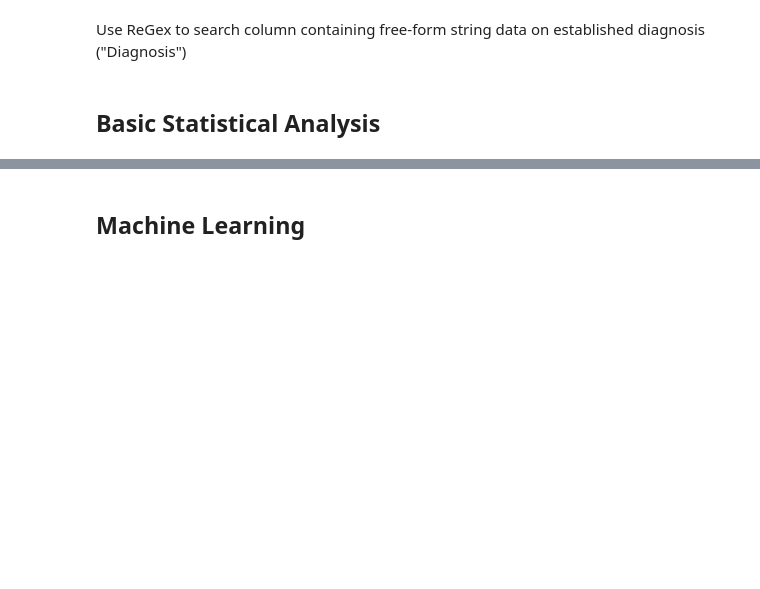
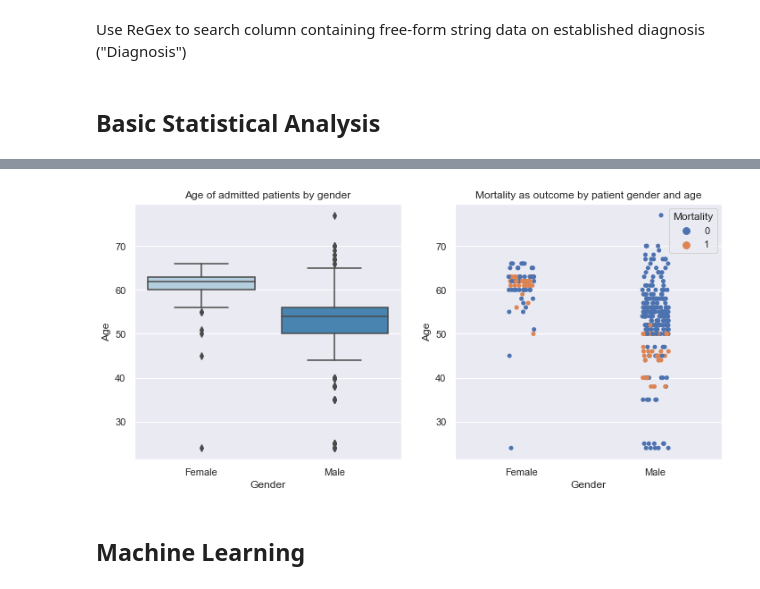
Before and after one commit to GBala-PrptlStdnt/-UCDPA_GregBala-, a Jupyter notebook: Predicting Heart Failure - Term project.ipynb, the cells around one changed output, grey strips where cells are left out. Saved outputs shown, nothing was run; the diff lists cells and outputs as text; code cells hidden in the pictures; blank space fills up the shorter version.

```diff
--- a/Predicting Heart Failure - Term project.ipynb
+++ b/Predicting Heart Failure - Term project.ipynb
@@ -319,3 +376,17 @@ Use ReGex to search column containing free-form string data on established diagn
+# %%
+#Boxplot and stripplot showing breakdown of dataset for mortality by: Gender and Age
+
+fig, (ax0, ax1) = plt.subplots(nrows=1, ncols=2, figsize=(10,5))
+sns.set()
+#colours = ["brown", "steelblue"]
+sns.boxplot(data=HFdf, x="Gender", y="Age", palette="Blues", ax=ax0)
+ax0.set_title("Age of admitted patients by gender")
+sns.stripplot(data=HFdf, x="Gender", y="Age", hue="Mortality", jitter=True, ax=ax1)
+ax1.set_title("Mortality as outcome by patient gender and age")
+plt.tight_layout(h_pad=2.0, w_pad=2.0)
+plt.show()
+# %% [output]
+[figure, added]
 # %%
 #MOrtality by Age.Group and location
 # %%
```
Also changed, not shown: parts of 11 cells of this notebook.
